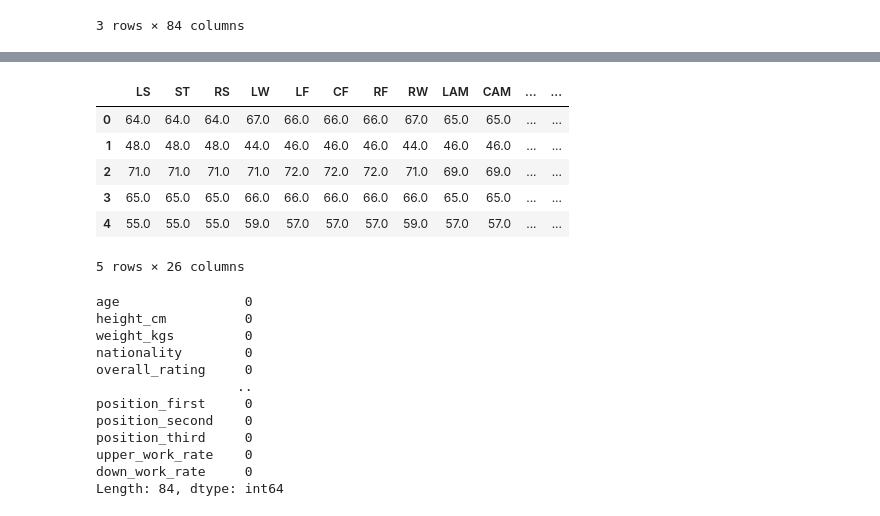
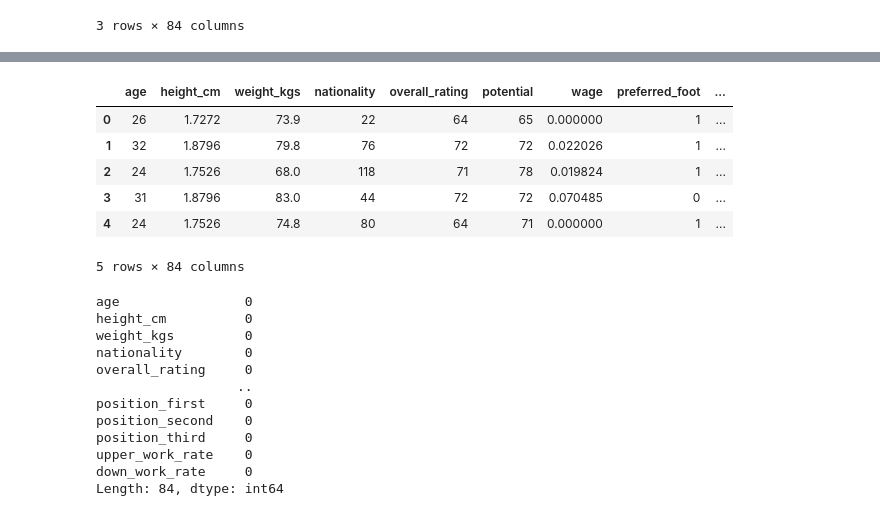
Before and after one commit to MahmouddSalama/machine-learning-project, a Jupyter notebook: preprossing/preprossing1.ipynb, the cells around one changed output, grey strips where cells are left out. Drawn from its saved outputs; the diff is of its cells as text; code cells hidden in the pictures.

```diff
--- a/preprossing/preprossing1.ipynb
+++ b/preprossing/preprossing1.ipynb
@@ -156,5 +156,5 @@ dataframe.head(3)
 # %%
 from sklearn.preprocessing import MinMaxScaler
 minmax=MinMaxScaler()
-#dataframe['release_clause_euro']=minmax.fit_transform(dataframe[['release_clause_euro']])
-#dataframe['wage']=minmax.fit_transform(dataframe[['wage']])
+dataframe['release_clause_euro']=minmax.fit_transform(dataframe[['release_clause_euro']])
+dataframe['wage']=minmax.fit_transform(dataframe[['wage']])
@@ -201,16 +161,25 @@ exp_cols
-# %%
-for col in exp_cols:
-    dataframe[col] = colHasAddToNum(dataframe, col)
+# %%
+# rawan pre
+columnsIter2 = pd.DataFrame(dataframe, columns=['LS','ST','RS','LW','LF','CF','RF','RW','LAM','CAM','RAM','LM','LCM','CM','RCM','RM','LWB','LDM','CDM','RDM','RWB','LB','LCB','CB','RCB','RB'],index=[dataframe.index])
+
+for(columnName1, columnData1) in columnsIter2.iteritems():
+    dataframe[columnName1] = dataframe[columnName1].str.replace('+', '.')
+    dataframe[columnName1]= pd.to_numeric(dataframe[columnName1])
+
+#for null numerical values:
+columnsIter = pd.DataFrame(dataframe, columns=['LS','ST','RS','LW','LF','CF','RF','RW','LAM','CAM','RAM','LM','LCM','CM','RCM','RM','LWB','LDM','CDM','RDM','RWB','LB','LCB','CB','RCB','RB','wage','release_clause_euro','club_rating','club_jersey_number','value'],index=[dataframe.index])
+for (columnName, columnData) in columnsIter.iteritems():
+    dataframe[columnName] = dataframe[columnName].fillna(dataframe[columnName].mean())
 # %%
-dataframe[exp_cols].head()
+dataframe.head()
 # %% [output]
-|  | LS | ST | RS | LW | LF | CF | RF | RW | LAM | CAM | ... | ... |
-| 0 | 64.0 | 64.0 | 64.0 | 67.0 | 66.0 | 66.0 | 66.0 | 67.0 | 65.0 | 65.0 | ... | ... |
-| 1 | 48.0 | 48.0 | 48.0 | 44.0 | 46.0 | 46.0 | 46.0 | 44.0 | 46.0 | 46.0 | ... | ... |
-| 2 | 71.0 | 71.0 | 71.0 | 71.0 | 72.0 | 72.0 | 72.0 | 71.0 | 69.0 | 69.0 | ... | ... |
-| 3 | 65.0 | 65.0 | 65.0 | 66.0 | 66.0 | 66.0 | 66.0 | 66.0 | 65.0 | 65.0 | ... | ... |
-| 4 | 55.0 | 55.0 | 55.0 | 59.0 | 57.0 | 57.0 | 57.0 | 59.0 | 57.0 | 57.0 | ... | ... |
+|  | age | height_cm | weight_kgs | nationality | overall_rating | potential | wage | preferred_foot | ... |
+| 0 | 26 | 1.7272 | 73.9 | 22 | 64 | 65 | 0.000000 | 1 | ... |
+| 1 | 32 | 1.8796 | 79.8 | 76 | 72 | 72 | 0.022026 | 1 | ... |
+| 2 | 24 | 1.7526 | 68.0 | 118 | 71 | 78 | 0.019824 | 1 | ... |
+| 3 | 31 | 1.8796 | 83.0 | 44 | 72 | 72 | 0.070485 | 0 | ... |
+| 4 | 24 | 1.7526 | 74.8 | 80 | 64 | 71 | 0.000000 | 1 | ... |
-5 rows × 26 columns
+5 rows × 84 columns
 # %%
 dataframe.isna().sum()
 # %% [output]
```
Also changed, not shown: parts of 10 cells of this notebook, 7 other files.
